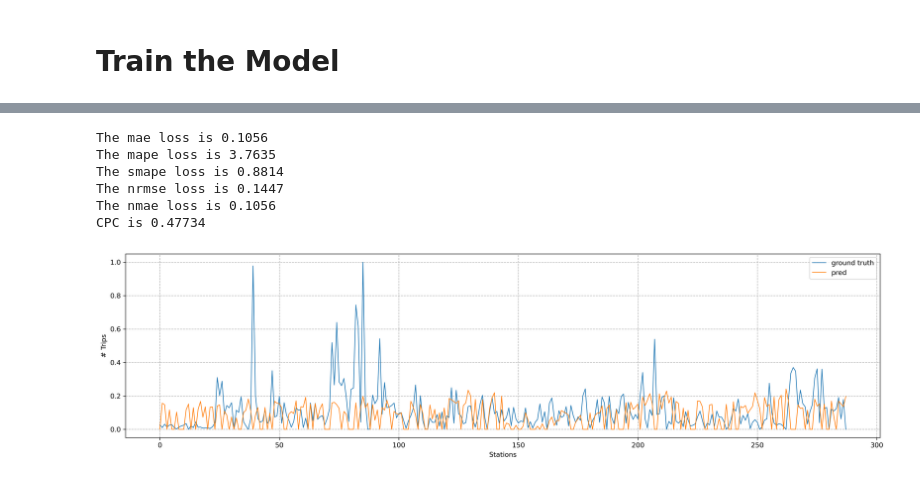
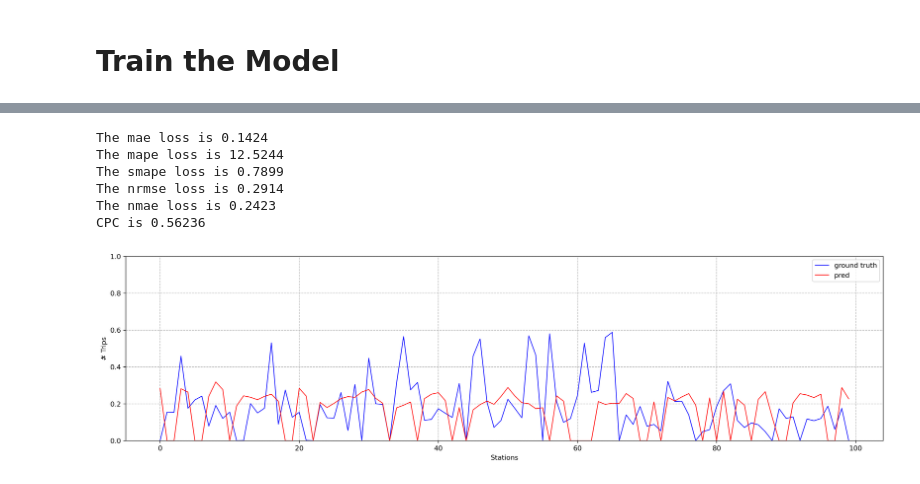
Before and after one commit to khzhang2/Air_Traffic, a Jupyter notebook: Model - MF Gravity.ipynb, the cells around one changed output, grey strips where cells are left out. Cells and saved outputs as stored; diff of their text form; code cells hidden in the pictures.

```diff
--- a/Model - MF Gravity.ipynb
+++ b/Model - MF Gravity.ipynb
@@ -94,7 +129,7 @@ def get_logOD(OD):
                 OD[i, j] = np.log(OD[i, j])
     return OD
 # %%
-data_X = np.array(data_X.iloc[:, :4])
+data_X = np.array(data_X.iloc[:, :3])
 # scalar_data_X = preprocessing.StandardScaler().fit(data_X)
 # data_X = scalar_data_X.transform(data_X)  # shape: [num_cities * num_features*2+1, 1]
 print('data_X | Shape:', data_X.shape, ', type: %s'%type(data_X))
@@ -178,8 +213,8 @@ for i in range(24):
 X['9'] = col_19
 # %%
 X = np.array(X)
-scalar_X = preprocessing.MinMaxScaler().fit(X)
-X = scalar_X.transform(X)  # shape: [num_cities^2, 19]
+# scalar_X = preprocessing.MinMaxScaler().fit(X)
+# X = scalar_X.transform(X)  # shape: [num_cities^2, 19]
 print('X | Shape:', X.shape, ', type: %s'%type(X))
 
 
@@ -192,16 +227,18 @@ OD | Shape: (576, 1) , type: <class 'numpy.ndarray'>
 # %%
 # Model specification
 class DeepGravityNet(nn.Module):
-    def __init__(self, inp_dim, hid_dim=256, out_dim=1, dropout_p=0.35):
+    def __init__(self, inp_dim, hid_dim=256, out_dim=1, dropout_p=0.3):
         super(DeepGravityNet, self).__init__()
 
         self.deep_graivty_fc1 = nn.Sequential(
             nn.Linear(inp_dim, out_dim),
             nn.LeakyReLU(),
-            nn.Dropout(dropout_p)
+            nn.Dropout(dropout_p),
         )
+
     def forward(self, x):
         device = torch.device("cuda" if torch.cuda.is_available() else "cpu")
+        x = nn.BatchNorm1d(x.shape[1], device=device)(x)
         y = self.deep_graivty_fc1(x)
         return y
 # %% [markdown]
@@ -212,16 +249,21 @@ class DeepGravityNet(nn.Module):
 # #############################
 device = torch.device("cuda" if torch.cuda.is_available() else "cpu")
 
-prop = 0.5
-l = int(576*prop)
+# prop = 14/24
+# l = int(576*prop)
 
-X_train = X[:l, :]
-X_val = X[l:, :]
+X = X.reshape(24, 24, 7)
+X_train = X[:14,:14,:].reshape(-1, 7)
+X_val = X[14:,14:,:].reshape(-1, 7)
+
+OD = OD.reshape(24, 24)
+y_train = OD[:14,:14].reshape(-1, 1)
+y_val = OD[14:,14:].reshape(-1, 1)
 
 X_train = torch.tensor(X_train, dtype=torch.float32).to(device)
-y_train = torch.tensor(OD[:l, :].reshape(-1, 1), dtype=torch.float32).to(device)
+y_train = torch.tensor(y_train, dtype=torch.float32).to(device)
 X_val = torch.tensor(X_val, dtype=torch.float32).to(device)
-y_val = torch.tensor(OD[l:, :].reshape(-1, 1), dtype=torch.float32).to(device)
+y_val = torch.tensor(y_val, dtype=torch.float32).to(device)
 
 batch_size = 2500
 loader_train = torch.utils.data.DataLoader(
@@ -340,7 +382,7 @@ pred = out_val.cpu().detach().numpy()[:650, :]
 
 labels = y_val.cpu().detach().numpy()[:650, :]
 
-m = 0.1
+m = 0.0
 
 print('The mae loss is %.4f'%atu.mae_loss_func(pred, labels, m))
 print('The mape loss is %.4f'%atu.mape_loss_func(pred, labels, m))
@@ -349,20 +391,21 @@ print('The nrmse loss is %.4f'%atu.nrmse_loss_func(pred, labels, m))
 print('The nmae loss is %.4f'%atu.nmae_loss_func(pred, labels, m))
 print('CPC is %.5f'%atu.get_CPC(pred, labels))
 # %% [output]
-The mae loss is 0.1056
-The mape loss is 3.7635
-The smape loss is 0.8814
-The nrmse loss is 0.1447
-The nmae loss is 0.1056
-CPC is 0.47734
+The mae loss is 0.1424
+The mape loss is 12.5244
+The smape loss is 0.7899
+The nrmse loss is 0.2914
+The nmae loss is 0.2423
+CPC is 0.56236
 # %%
 plt.figure(figsize=[20,5], dpi=300)
-plt.plot(y_val.cpu().detach().numpy()[:650, 0], label='ground truth', lw=1)
-plt.plot(out_val.cpu().detach().numpy()[:650, 0], label='pred', lw=1)
+plt.plot(y_val.cpu().detach().numpy()[:650, 0], 'b', label='ground truth', lw=1)
+plt.plot(out_val.cpu().detach().numpy()[:650, 0], 'r', label='pred', lw=1)
 plt.xlabel('Stations')
 plt.ylabel('# Trips')
+plt.ylim([0,1])
 plt.legend()
 plt.grid(ls='--')
 # %% [output]
-[figure, old version]
+[figure, new version]
 # %%
```
Also changed, not shown: parts of 18 cells of this notebook.
